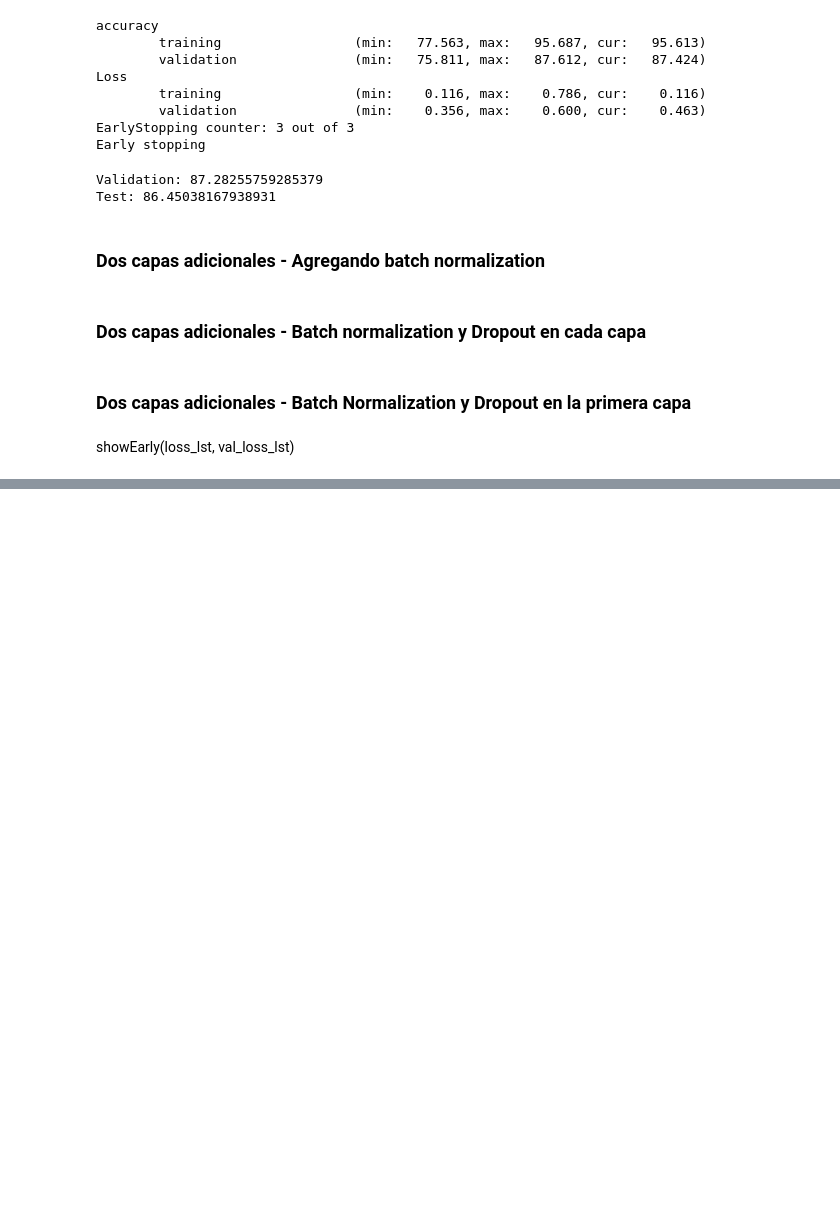
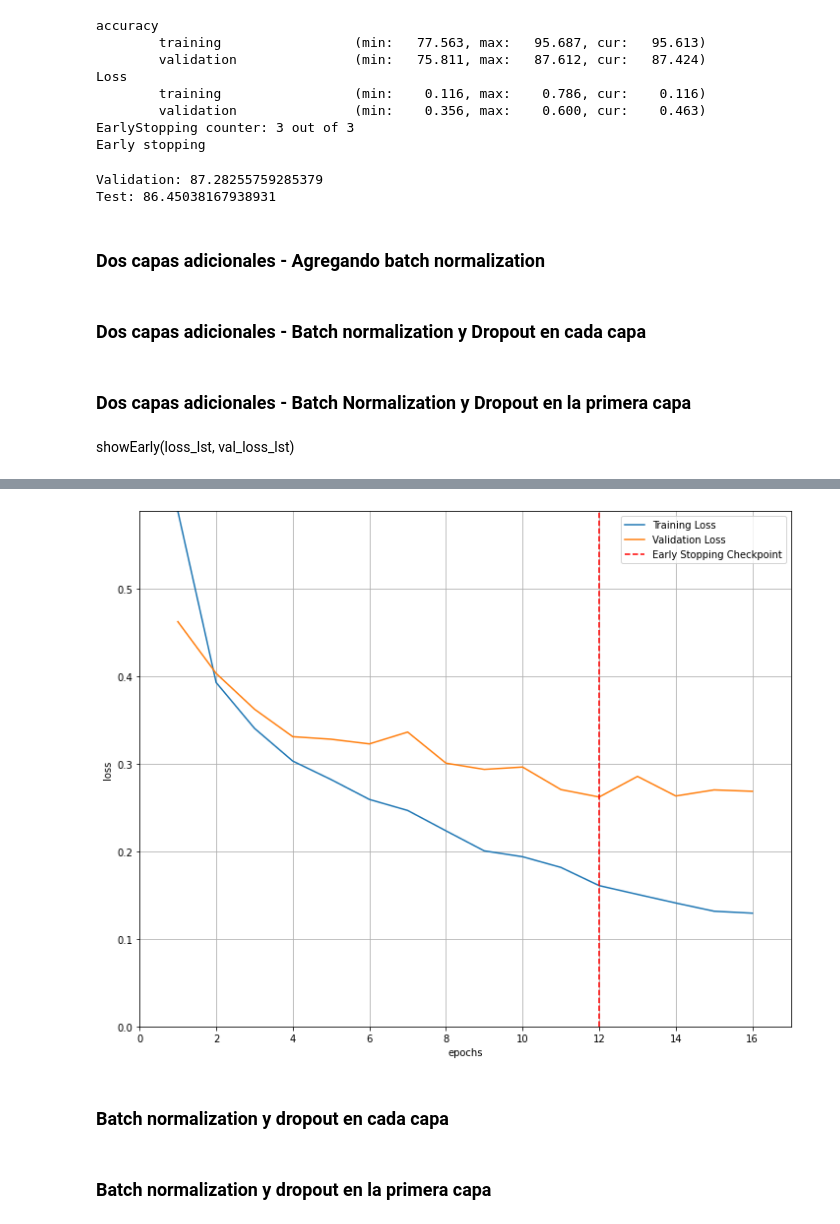
Before and after one commit to Andres20-Utec/Proyecto-4-AI, a Jupyter notebook: Proyecto4.ipynb, the cells around one changed output, grey strips where cells are left out. Drawn from its saved outputs; the diff is of its cells as text; code cells hidden in the pictures; blank space fills up the shorter version.

```diff
--- a/Proyecto4.ipynb
+++ b/Proyecto4.ipynb
@@ -1003,0 +1131,6 @@ showEarly(loss_lst, val_loss_lst)
+# %%
+showEarly(loss_lst, val_loss_lst)
+# %% [output]
+[figure, added]
+# %% [markdown]
+### Batch normalization y dropout en cada capa
@@ -1003,0 +1198,2 @@ showEarly(loss_lst, val_loss_lst)
+# %% [markdown]
+### Batch normalization y dropout en la primera capa
```
Also changed, not shown: parts of 18 cells of this notebook.
